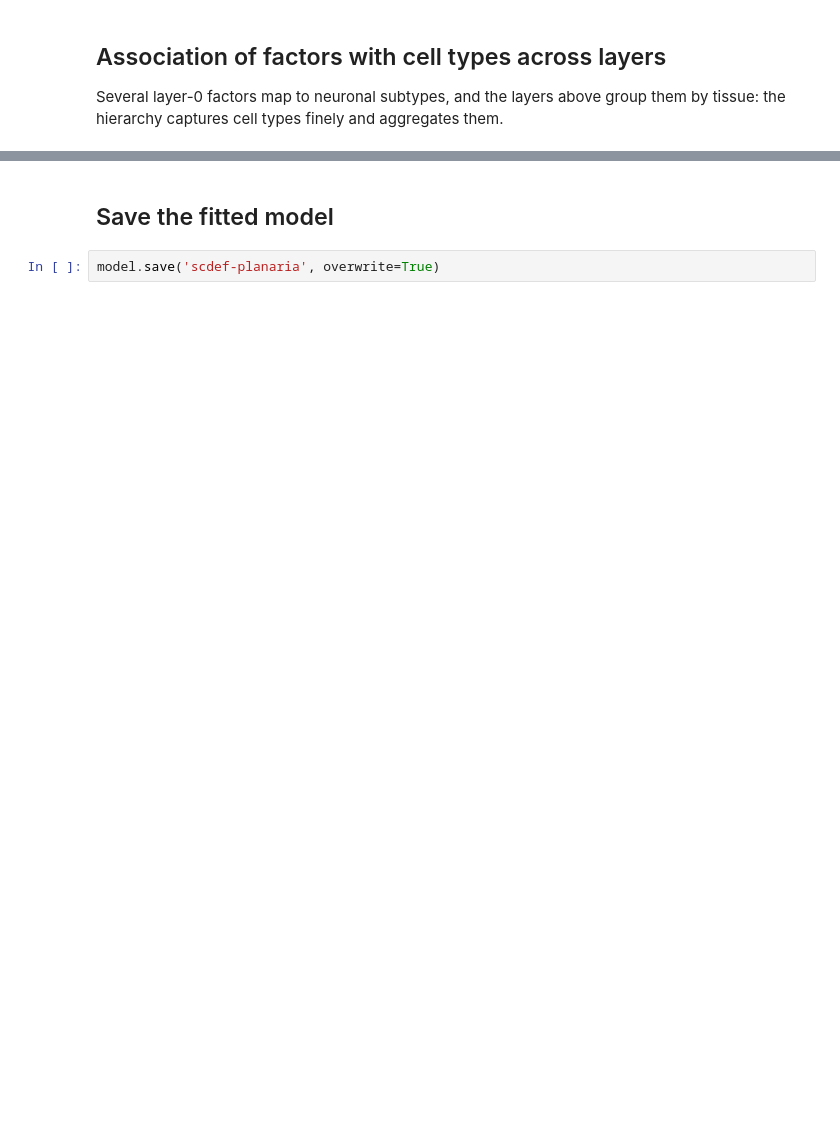
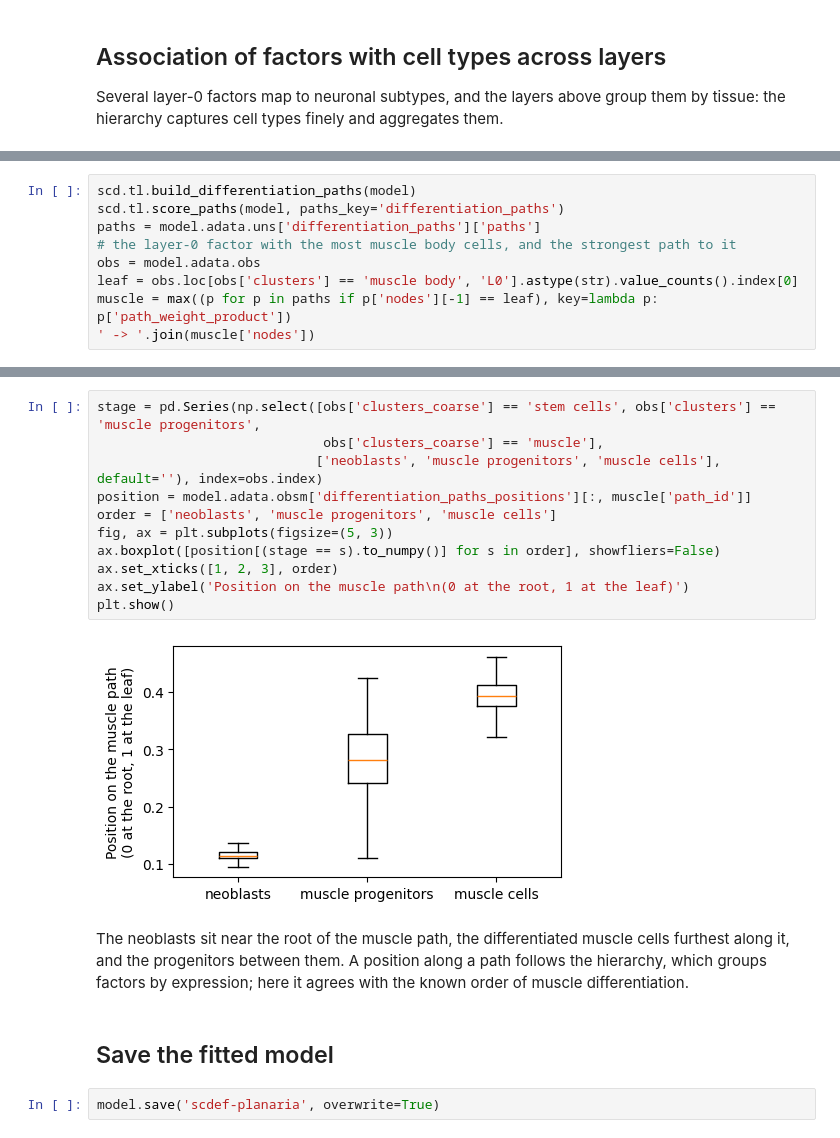
Before and after one commit to cbg-ethz/scDEF, a Jupyter notebook: docs/examples/scdef-planaria.ipynb, the cells around one changed output, grey strips where cells are left out. Drawn from its saved outputs; the diff is of its cells as text; blank space fills up the shorter version.

```diff
--- a/docs/examples/scdef-planaria.ipynb
+++ b/docs/examples/scdef-planaria.ipynb
@@ -223,0 +185,9 @@ scd.pl.path_embedding(model, paths_key='differentiation_paths', basis='tsne', mi
+# %%
+scd.tl.build_differentiation_paths(model)
+scd.tl.score_paths(model, paths_key='differentiation_paths')
+paths = model.adata.uns['differentiation_paths']['paths']
+# the layer-0 factor with the most muscle body cells, and the strongest path to it
+obs = model.adata.obs
+leaf = obs.loc[obs['clusters'] == 'muscle body', 'L0'].astype(str).value_counts().index[0]
+muscle = max((p for p in paths if p['nodes'][-1] == leaf), key=lambda p: p['path_weight_product'])
+' -> '.join(muscle['nodes'])
@@ -224,3 +202,18 @@ scd.pl.path_embedding(model, paths_key='differentiation_paths', basis='tsne', mi
+# %%
+stage = pd.Series(np.select([obs['clusters_coarse'] == 'stem cells', obs['clusters'] == 'muscle progenitors',
+                             obs['clusters_coarse'] == 'muscle'],
+                            ['neoblasts', 'muscle progenitors', 'muscle cells'], default=''), index=obs.index)
+position = model.adata.obsm['differentiation_paths_positions'][:, muscle['path_id']]
+order = ['neoblasts', 'muscle progenitors', 'muscle cells']
+fig, ax = plt.subplots(figsize=(5, 3))
+ax.boxplot([position[(stage == s).to_numpy()] for s in order], showfliers=False)
+ax.set_xticks([1, 2, 3], order)
+ax.set_ylabel('Position on the muscle path\n(0 at the root, 1 at the leaf)')
+plt.show()
+# %% [output]
+[figure, added]
+# %% [markdown]
+The neoblasts sit near the root of the muscle path, the differentiated muscle cells furthest along it, and the progenitors between them. A position along a path follows the hierarchy, which groups factors by expression; here it agrees with the known order of muscle differentiation.
 # %% [markdown]
 ## Save the fitted model
 # %%
```
Also changed, not shown: parts of 15 cells of this notebook, 1 other file.
